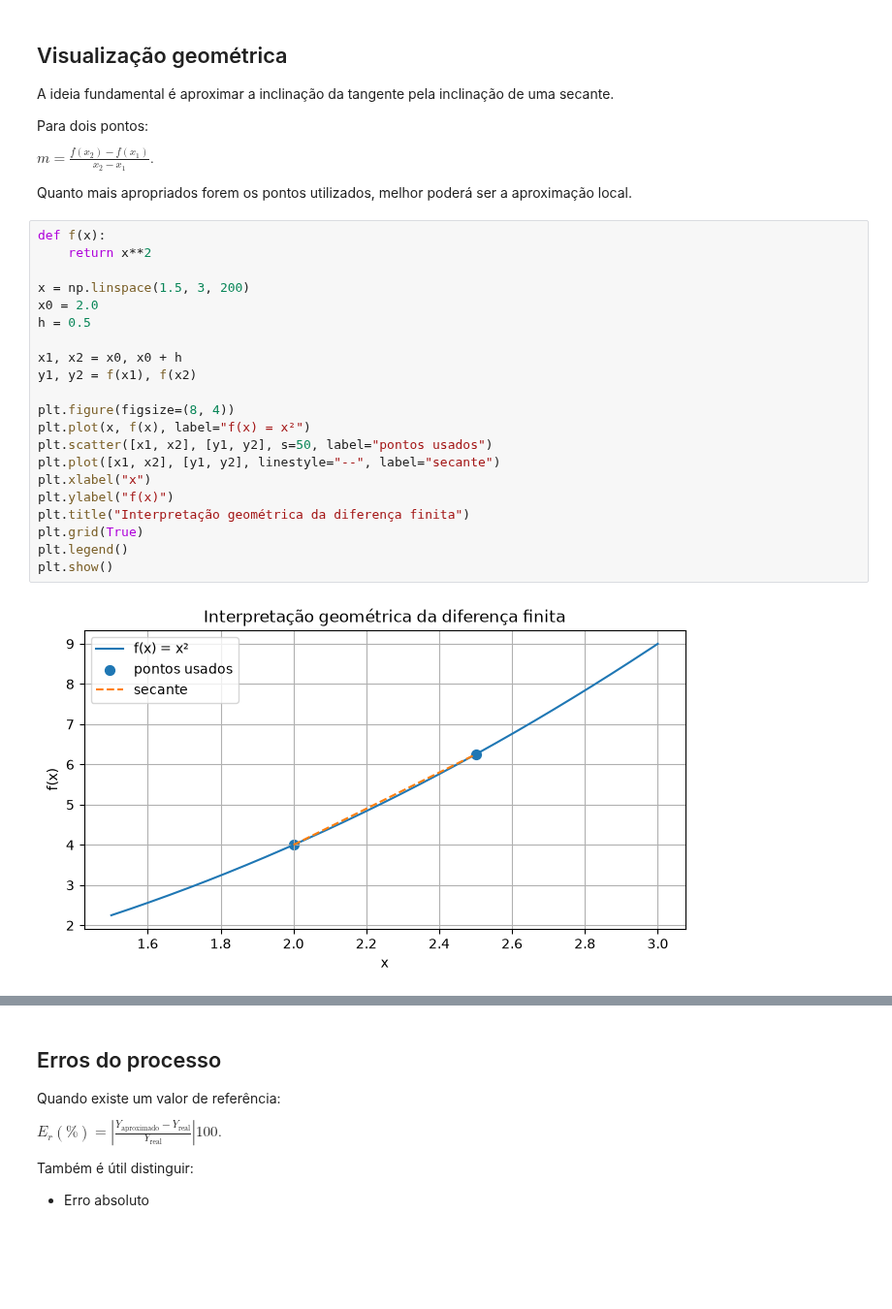
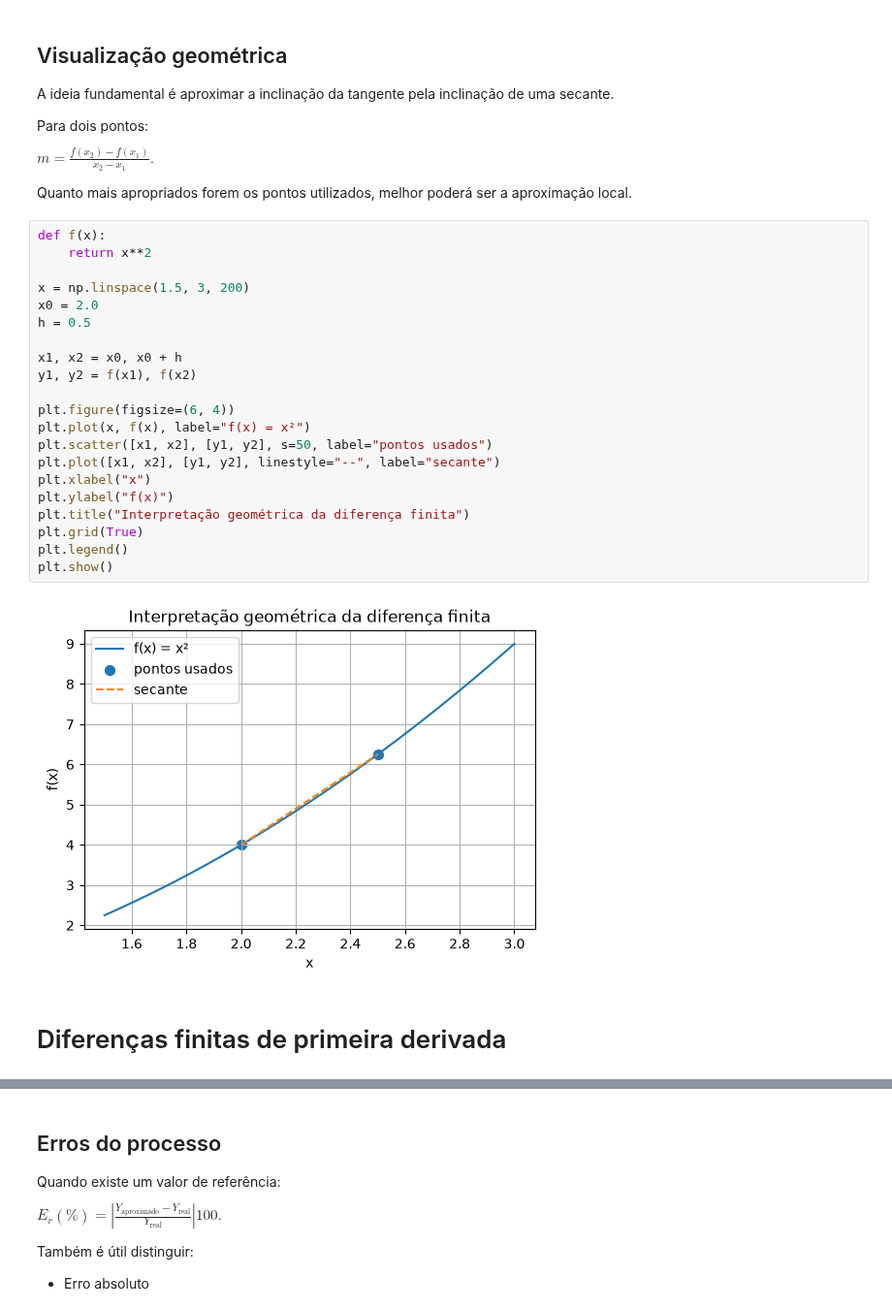
Before and after one commit to JonathaCosta-IA/1-NM_GitHub, a Jupyter notebook: C-NoteBooks/4-MN_Diferenciacao_NumericaV0.ipynb, the cells around one changed output, grey strips where cells are left out. Shown at 97% size. Cells and saved outputs as stored; diff of their text form; blank space fills up the shorter version.

```diff
--- a/C-NoteBooks/4-MN_Diferenciacao_NumericaV0.ipynb
+++ b/C-NoteBooks/4-MN_Diferenciacao_NumericaV0.ipynb
@@ -131,24 +131,26 @@ Quanto mais apropriados forem os pontos utilizados, melhor poderá ser a aproxim
 # %%
 def f(x):
     return x**2
 
 x = np.linspace(1.5, 3, 200)
 x0 = 2.0
 h = 0.5
 
 x1, x2 = x0, x0 + h
 y1, y2 = f(x1), f(x2)
 
-plt.figure(figsize=(8, 4))
+plt.figure(figsize=(6, 4))
 plt.plot(x, f(x), label="f(x) = x²")
 plt.scatter([x1, x2], [y1, y2], s=50, label="pontos usados")
 plt.plot([x1, x2], [y1, y2], linestyle="--", label="secante")
 plt.xlabel("x")
 plt.ylabel("f(x)")
 plt.title("Interpretação geométrica da diferença finita")
 plt.grid(True)
 plt.legend()
 plt.show()
 # %% [output]
-[figure, old version]
+[figure, new version]
+# %% [markdown]
+# Diferenças finitas de primeira derivada
 # %% [markdown]
```
Also changed, not shown: parts of 34 cells of this notebook.
